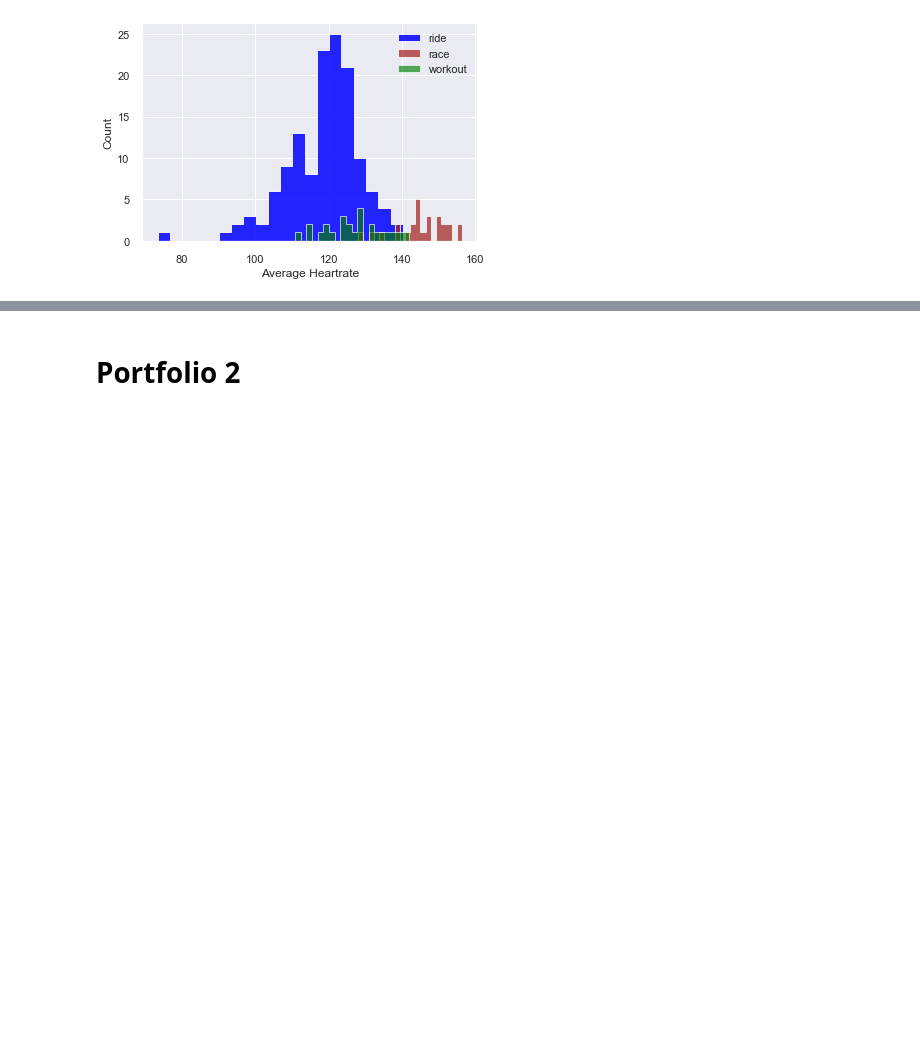
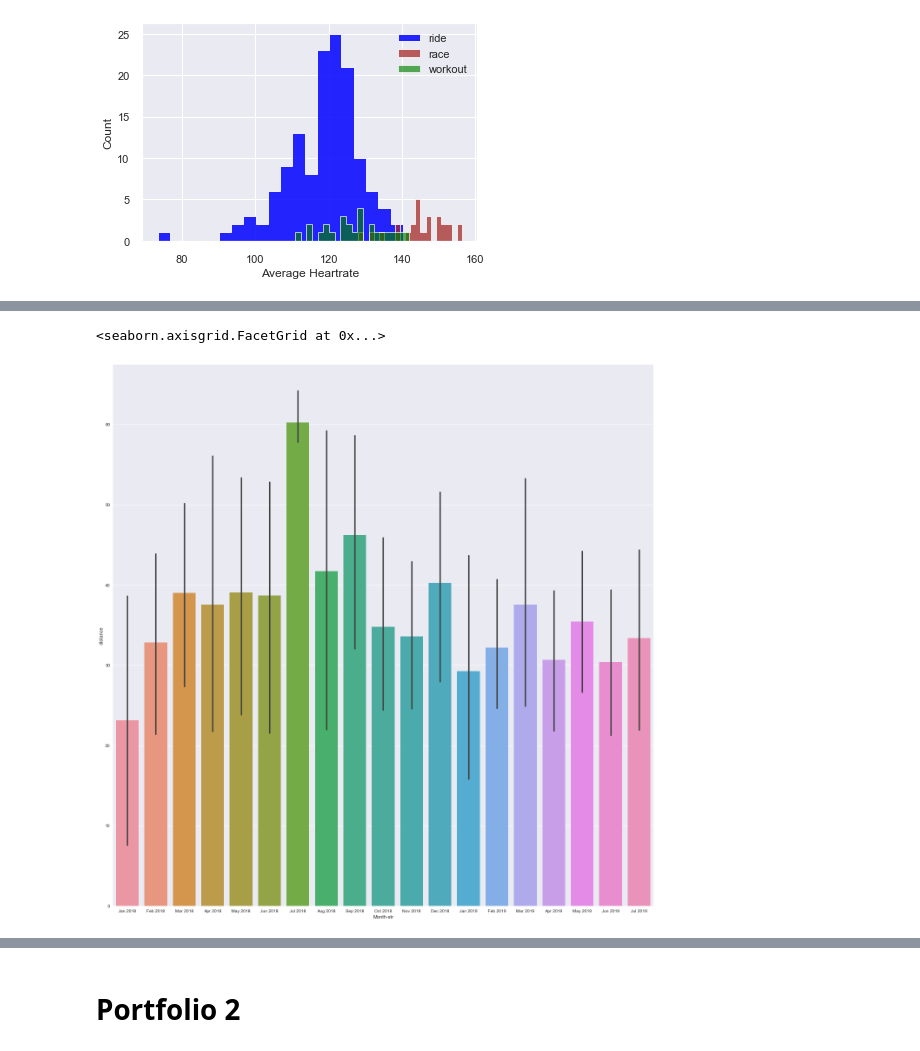
Before and after one commit to TaigaDesu/portfolio-2019-master, a Jupyter notebook: Portfolio.ipynb, the cells around one changed output, grey strips where cells are left out. Cells and saved outputs as stored; diff of their text form; code cells hidden in the pictures; blank space fills up the shorter version.

```diff
--- a/Portfolio.ipynb
+++ b/Portfolio.ipynb
@@ -283,0 +332,5 @@ Text(0, 0.5, 'Count')
+# %%
+sns.catplot(x='Month-str', y ='distance', data=df, kind="bar", height=18)
+# %% [output]
+<seaborn.axisgrid.FacetGrid at 0x...>
+[figure, added]
```
Also changed, not shown: parts of 22 cells of this notebook.
